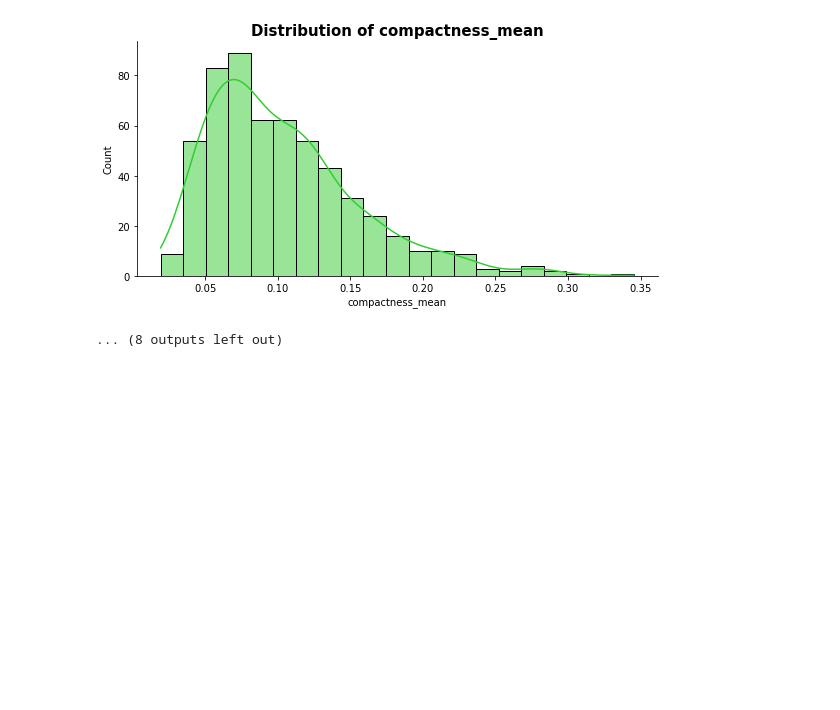
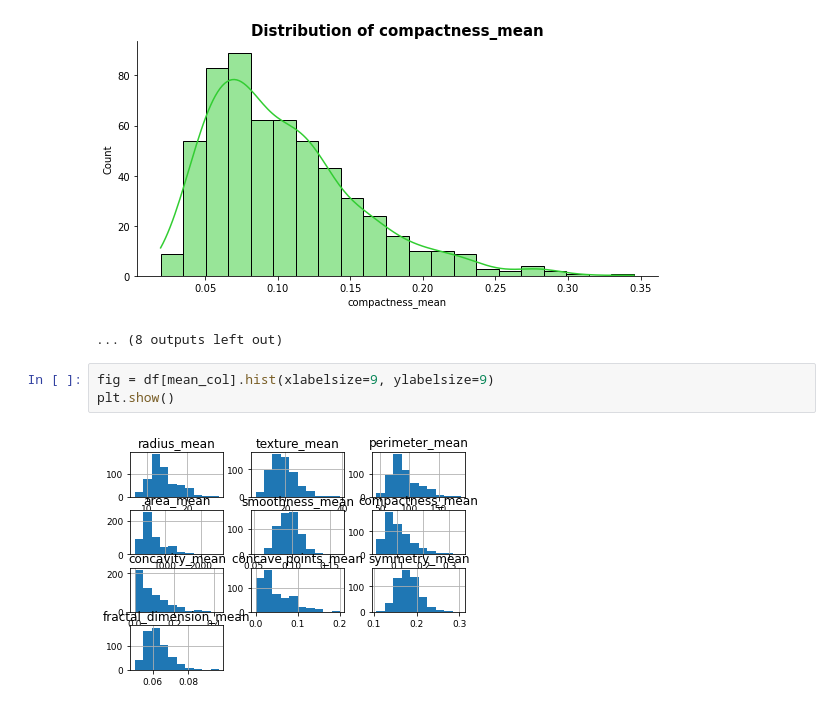
Before and after one commit to Ammon21/Causal-Inference, a Jupyter notebook: notebooks/EDA.ipynb, the cells around one changed output. Cells and saved outputs as stored; diff of their text form; blank space fills up the shorter version.

```diff
--- a/notebooks/EDA.ipynb
+++ b/notebooks/EDA.ipynb
@@ -181,3 +181,8 @@ for i in range(len(mean_col)):
 <Figure size 432x432 with 0 Axes>
 [figure]
 ... (8 outputs left out)
+# %%
+fig = df[mean_col].hist(xlabelsize=9, ylabelsize=9)
+plt.show()
+# %% [output]
+[figure, added]
```
